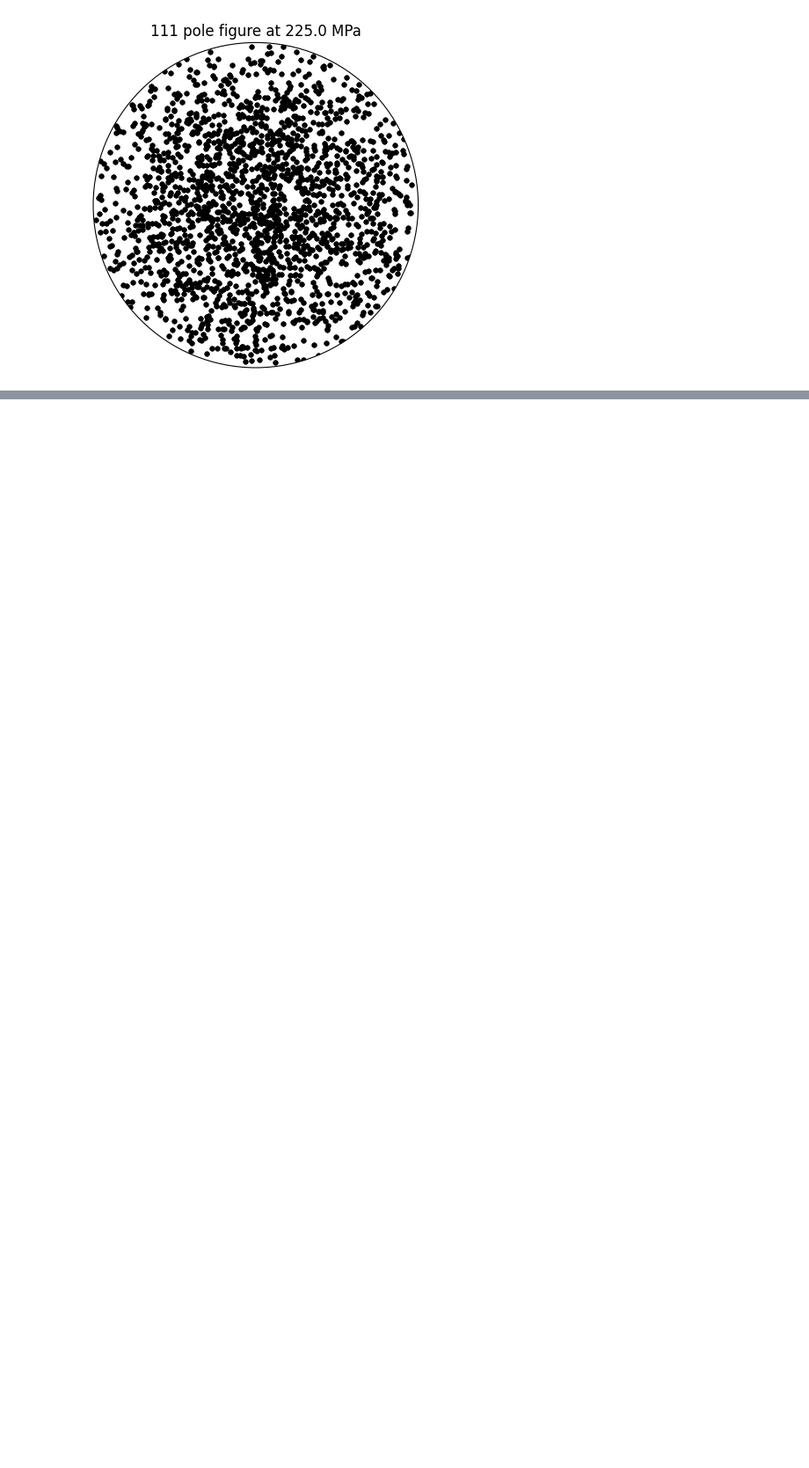
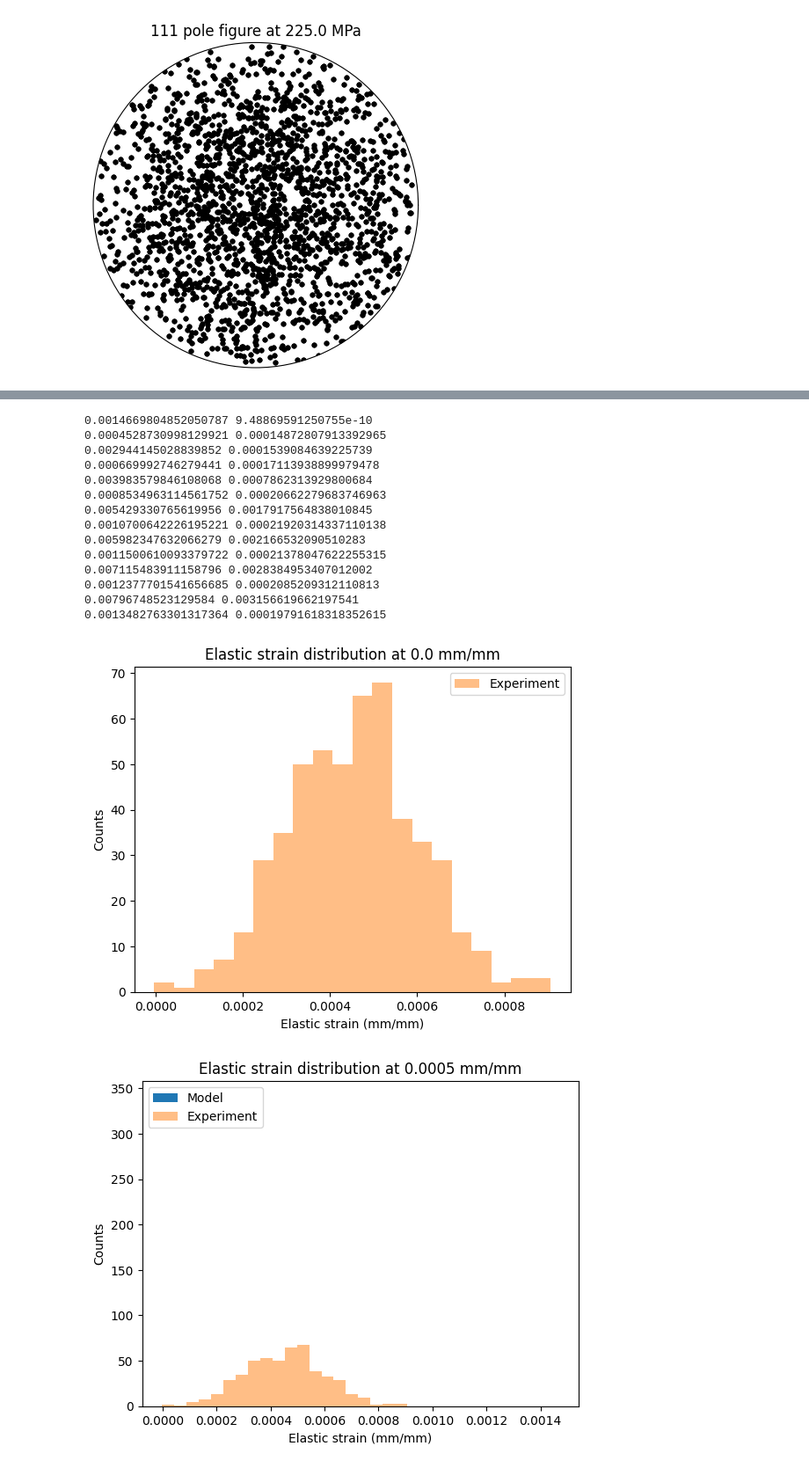
Before and after one commit to applied-material-modeling/graintrace, a Jupyter notebook: compare.ipynb, the cells around one changed output, grey strips where cells are left out. Shown: that part at 88% size. Drawn from its saved outputs; the diff is of its cells as text; code cells hidden in the pictures; blank space fills up the shorter version.

```diff
--- a/compare.ipynb
+++ b/compare.ipynb
@@ -83,0 +133,10 @@ plt.legend(loc='best')
+# %%
+def obj(p, default_err = 1e6):
+    p = torch.tensor(p)
+    try:
+        sim_stress = simulate_stress(p)[:, axial_index]
+    except Exception as e:
+        return default_err
+    err = sim_stress - torch.tensor(strain_stress[:,1])
+    res = torch.norm(err).numpy()
+    return res
@@ -83,0 +156,41 @@ plt.legend(loc='best')
+# %%
+# Form a strain history with the measured point
+new_strain = torch.sort(torch.cat([torch.tensor(strain), torch.tensor([e[axial_index] for e in avg_exp_strain])]))[0]
+inds = [torch.argmin(torch.abs(new_strain - e[axial_index])).item() for e in avg_exp_strain]
+# %%
+stress_hist, state_hist = simulate_stress(optx, return_state = True)
+vars = tmodel.state_asm.split_by_variable(neml2.Tensor(state_hist, 1))
+# %%
+# Elastic strain without residual
+plt.hist(exp_strain[0][:,axial_index].numpy(), bins = 20, alpha = 0.5, label = "Experiment", color = 'tab:orange')
+plt.xlabel('Elastic strain (mm/mm)')
+plt.ylabel('Counts')
+plt.legend(loc='best')
+plt.title(f'Elastic strain distribution at 0.0 mm/mm')
+for ii,i in enumerate(inds):
+    plt.figure()
+    model_strain = vars['state/elastic_strain'].torch()[i,:,axial_index].numpy()
+    plt.hist(model_strain, bins = 20, label = "Model")
+    dexp_strain = exp_strain[ii][:,axial_index].numpy()
+    plt.hist(exp_strain[ii][:,axial_index].numpy(), bins = 20, alpha = 0.5, label = "Experiment")
+    plt.xlabel('Elastic strain (mm/mm)')
+    plt.ylabel('Counts')
+    plt.legend(loc='best')
+    plt.title(f'Elastic strain distribution at {new_strain[i]:.4f} mm/mm')
+# %% [output]
+0.0014669804852050787 9.48869591250755e-10
+0.0004528730998129921 0.00014872807913392965
+0.002944145028839852 0.0001539084639225739
+0.000669992746279441 0.00017113938899979478
+0.003983579846108068 0.0007862313929800684
+0.0008534963114561752 0.00020662279683746963
+0.005429330765619956 0.0017917564838010845
+0.0010700642226195221 0.00021920314337110138
+0.005982347632066279 0.002166532090510283
+0.0011500610093379722 0.00021378047622255315
+0.007115483911158796 0.0028384953407012002
+0.0012377701541656685 0.0002085209312110813
+0.00796748523129584 0.003156619662197541
+0.0013482763301317364 0.00019791618318352615
+[figure, added]
+[figure, added]
```
Also changed, not shown: parts of 15 cells of this notebook, 4 other files.
